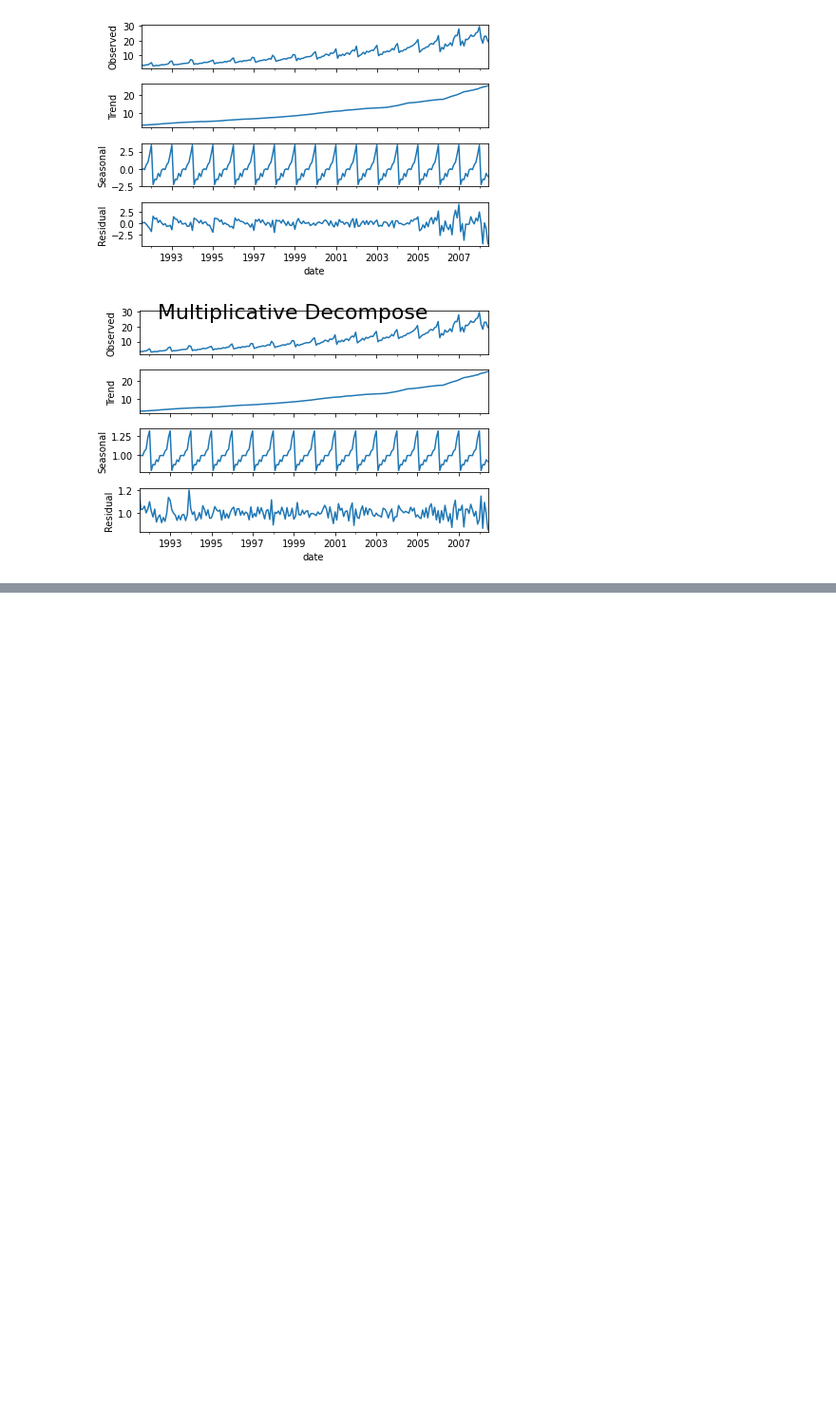
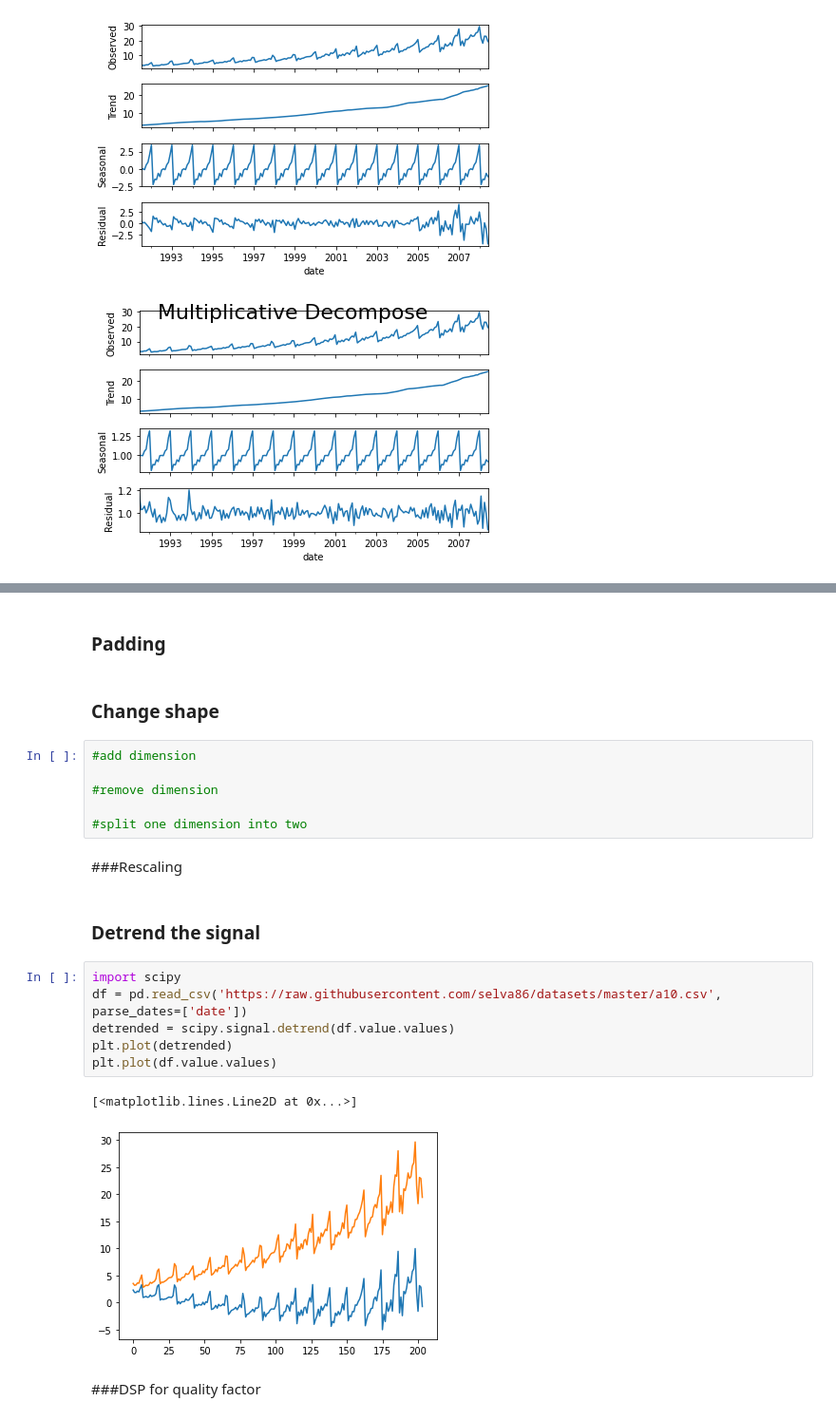
Before and after one commit to supertime1/PPG_DSP, a Jupyter notebook: Time_Series_Coding.ipynb, the cells around one changed output, grey strips where cells are left out. Shown at 95% size. Saved outputs shown, nothing was run; the diff lists cells and outputs as text; blank space fills up the shorter version.

```diff
--- a/Time_Series_Coding.ipynb
+++ b/Time_Series_Coding.ipynb
@@ -49,0 +118,25 @@ Text(0.5, 0.98, 'Multiplicative Decompose')
+# %% [markdown]
+### Padding
+# %% [markdown]
+### Change shape
+# %%
+#add dimension
+
+#remove dimension
+
+#split one dimension into two
+# %% [markdown]
+###Rescaling
+# %% [markdown]
+### Detrend the signal
+# %%
+import scipy
+df = pd.read_csv('https://raw.githubusercontent.com/selva86/datasets/master/a10.csv', parse_dates=['date'])
+detrended = scipy.signal.detrend(df.value.values)
+plt.plot(detrended)
+plt.plot(df.value.values)
+# %% [output]
+[<matplotlib.lines.Line2D at 0x...>]
+[figure, added]
+# %% [markdown]
+###DSP for quality factor
```
Also changed, not shown: parts of 13 cells of this notebook.
